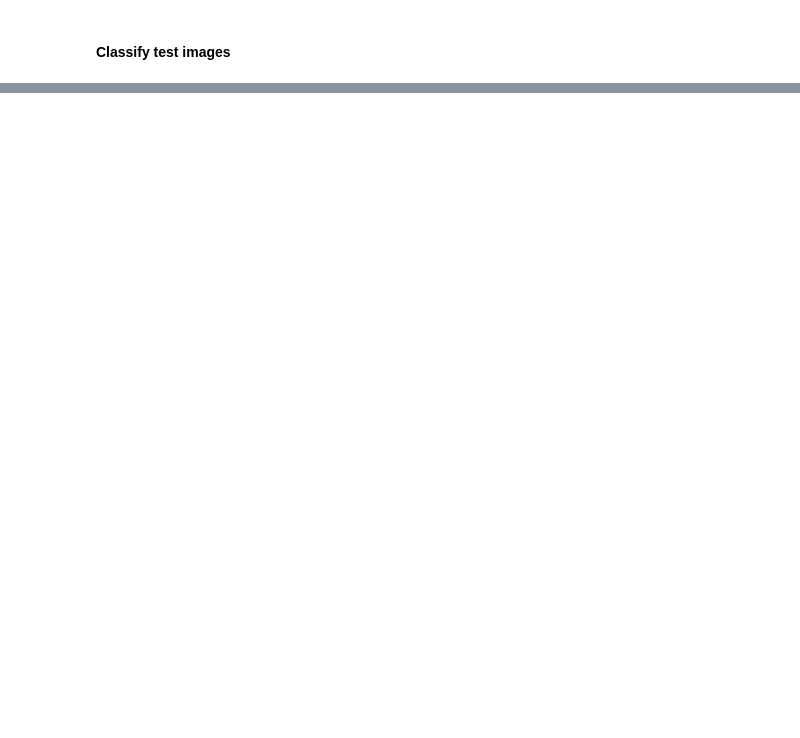
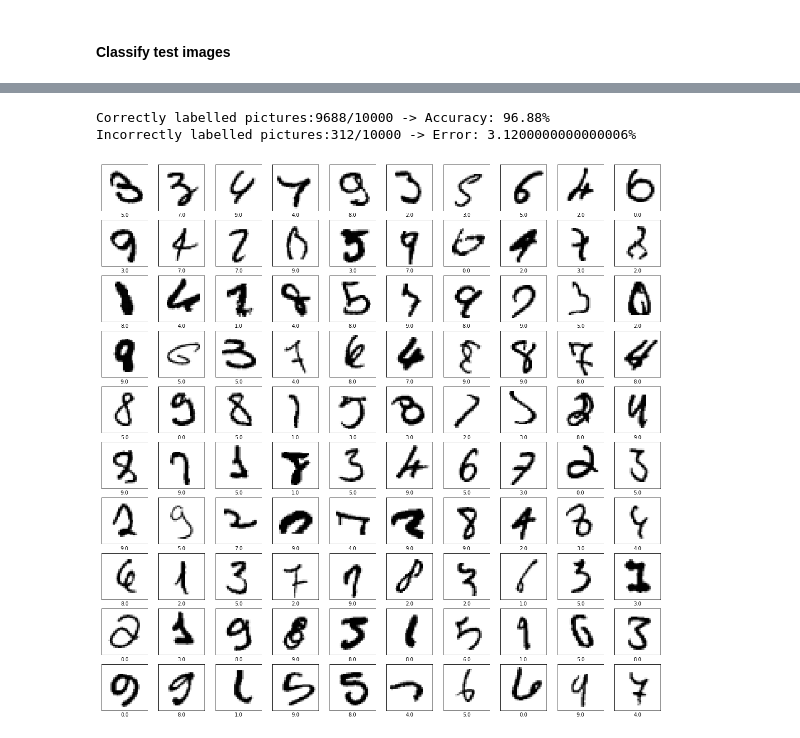
Before and after one commit to lorenzosintini/4YP, a Jupyter notebook: CVAE.ipynb, the cells around one changed output, grey strips where cells are left out. Drawn from its saved outputs; the diff is of its cells as text; code cells hidden in the pictures; blank space fills up the shorter version.

```diff
--- a/CVAE.ipynb
+++ b/CVAE.ipynb
@@ -293,12 +359,12 @@ x = images/255
 x[x >= 0.5] = 1.0
 x[x < 0.5] = 0.0
 x = x.reshape(images_n, image_shape[0], image_shape[1], N_image_channels).astype('float32')
-loss = np.empty([images_n,10])
+loss = np.empty([images_n, n_classes])
 
-for j in range(10):
+for j in range(n_classes):
   print('Ran class {}'.format(j))
   ytest = np.ones([len(images),])*j
-  y = tf.keras.utils.to_categorical(ytest, num_classes=10)
+  y = make_categorical(ytest, n_classes)
   for i in range(images_n):
       loss[i,j] = calculate_ELBO(model,x[i:i+1], y[i:i+1])
 
@@ -308,20 +386,25 @@ print(predicted_class)
 # %%
 correct_guesses = 0
 wrong_guesses = []
-for i,x in enumerate(zip(predicted_class[0,:], y_test)):
+reclassed_y_test = resort_classes(y_test)
+for i,x in enumerate(zip(predicted_class[0,:], reclassed_y_test)):
     if (x[0]==x[1]):
         correct_guesses = correct_guesses + 1
     else:
         wrong_guesses.append(i)
-    total_guesses = len(y_test)
+    total_guesses = len(reclassed_y_test)
     accuracy = (correct_guesses/total_guesses)
 print('Correctly labelled pictures:{}/{} -> Accuracy: {}%'.format(correct_guesses,total_guesses,accuracy*100))
 print('Incorrectly labelled pictures:{}/{} -> Error: {}%'.format(total_guesses-correct_guesses,total_guesses,(1-accuracy)*100))
 
 
 pics_to_plot = list(x_test[i] for i in wrong_guesses)
 labels = list(predicted_class[0,i] for i in wrong_guesses)
 plot_images(pics_to_plot[0:100], labels[0:100], [0,len(labels[0:100])])
+# %% [output]
+Correctly labelled pictures:9688/10000 -> Accuracy: 96.88%
+Incorrectly labelled pictures:312/10000 -> Error: 3.1200000000000006%
+[figure, added]
 # %%
 # Conditional VAE for each class results in accuracy of 92.93% with z_size = 2
 # Conditional VAE for each class results in accuracy of 96.83% with z_size = 10
```
Also changed, not shown: parts of 11 cells of this notebook.
